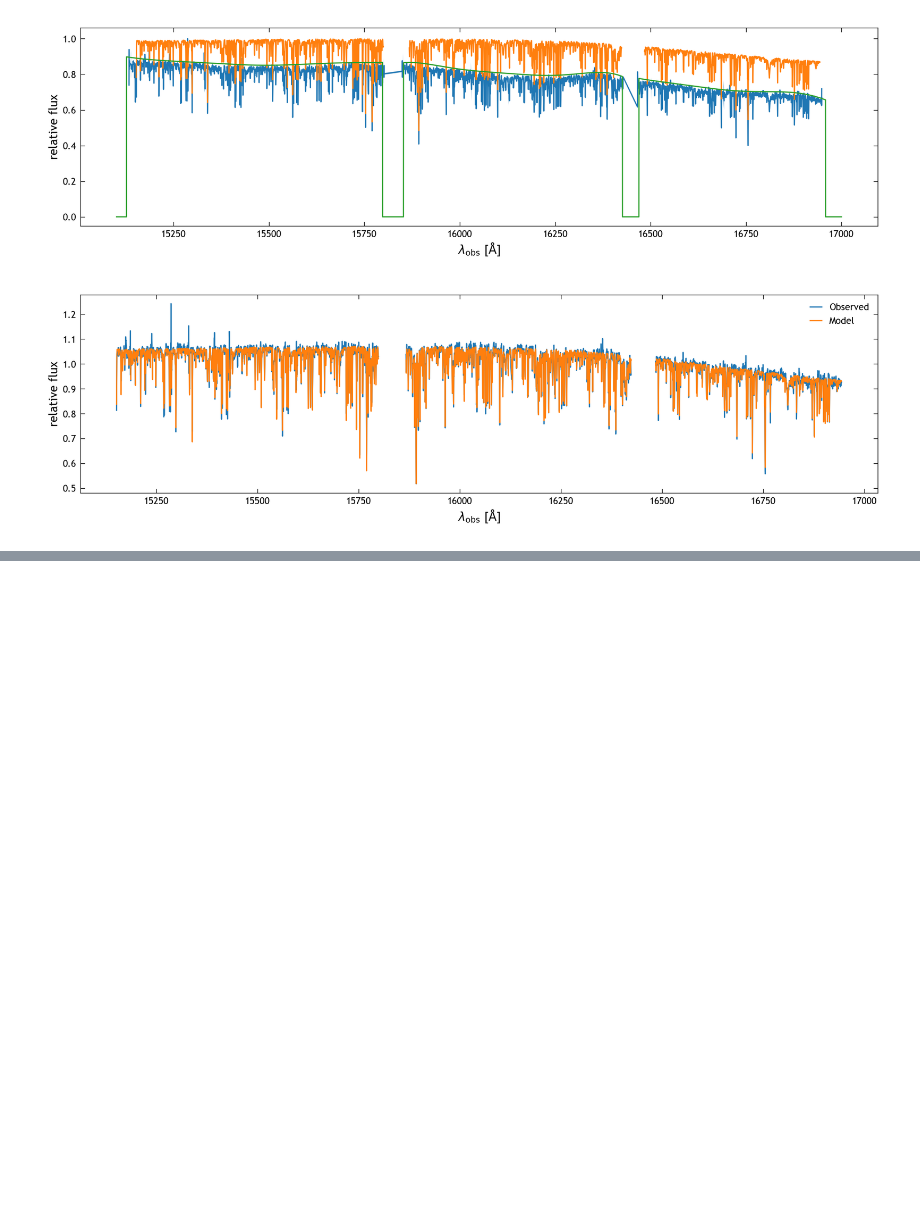
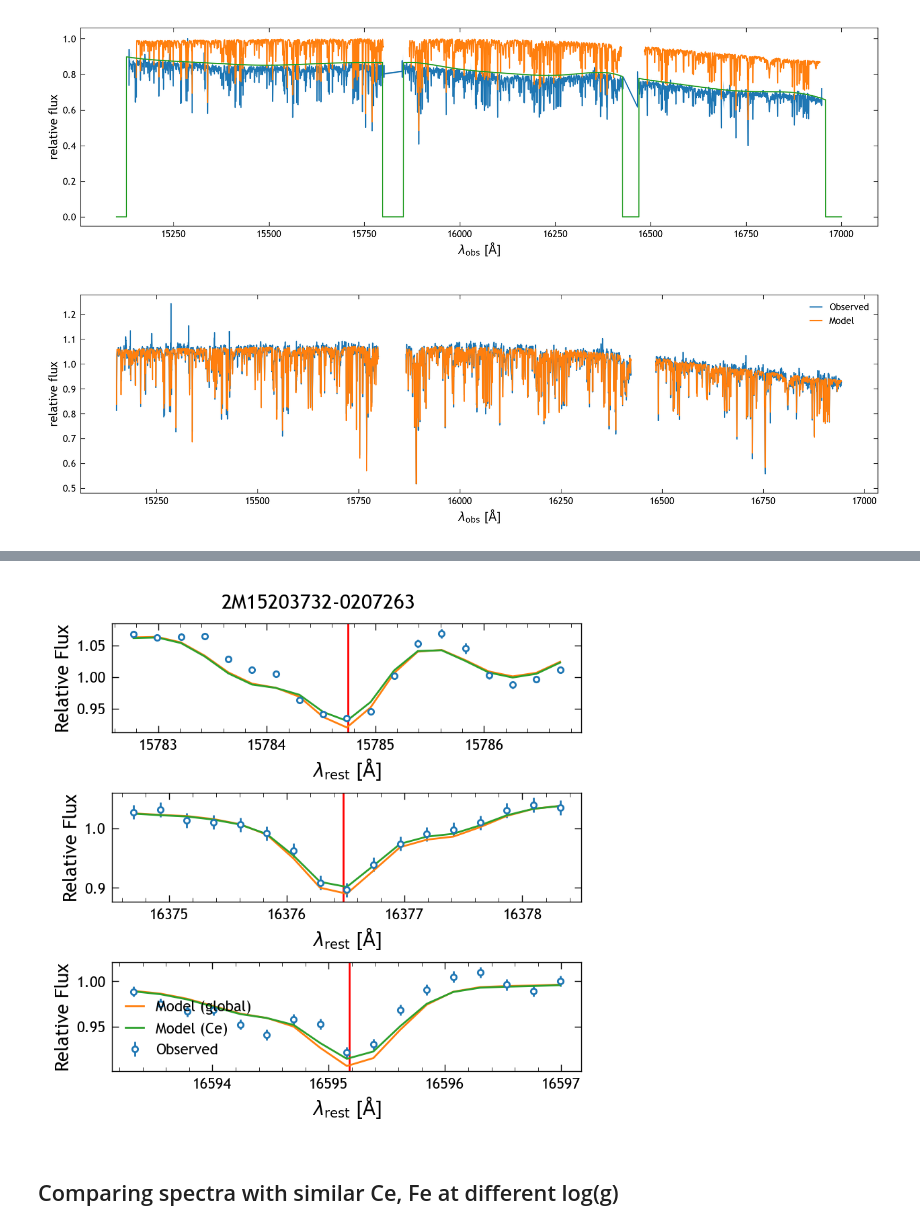
Before and after one commit to lodubay/chemical-clocks, a Jupyter notebook: src/scripts/spectrum_checks.ipynb, the cells around one changed output, grey strips where cells are left out. Drawn from its saved outputs; the diff is of its cells as text; code cells hidden in the pictures; blank space fills up the shorter version.

```diff
--- a/src/scripts/spectrum_checks.ipynb
+++ b/src/scripts/spectrum_checks.ipynb
@@ -238,0 +228,32 @@ plt.show()
+# %%
+# Individual lines
+# Comparison with Cunha+ (2017) Figure 6, for 2M15203732-0207263
+ce_ii_lines = [15784.75, 16376.48, 16595.18] # Angstroms
+
+fig, axs = plt.subplots(3, figsize=(4, 4), constrained_layout=True)
+for i, ax in enumerate(axs):
+    line = ce_ii_lines[i]
+    ax.axvline(line, color='r')
+    # ax.axvline(line+3.8, color='r', linestyle='--')
+    wl_range = (line-2, line+2)
+    mask = (air_wl >= wl_range[0]) & (air_wl < wl_range[1])
+    ax.errorbar(
+        air_wl[mask], obs_flux[mask]/model_cont[mask],
+        yerr=obs_err[mask]/model_cont[mask],
+        fmt='o', ms=3, mfc='w', capsize=0,
+        label='Observed'
+    )
+    ax.plot(air_wl[mask], model_flux[mask], label='Model (global)')
+    ax.plot(air_wl[mask], model_ce_flux[mask], label='Model (Ce)')
+    ax.set_xlabel(r'$\lambda_{\rm rest}$ [${\rm \AA}$]')
+    ax.set_ylabel('Relative Flux')
+    ax.xaxis.set_major_locator(MultipleLocator(1))
+    ax.xaxis.set_minor_locator(MultipleLocator(0.2))
+    ax.ticklabel_format(style='plain', axis='x', useOffset=False)
+axs[-1].legend(loc='lower left')
+fig.suptitle(mwmStar['obj'][0])
+plt.show()
+# %% [output]
+[figure, added]
+# %% [markdown]
+## Comparing spectra with similar Ce, Fe at different log(g)
```
Also changed, not shown: parts of 35 cells of this notebook.
